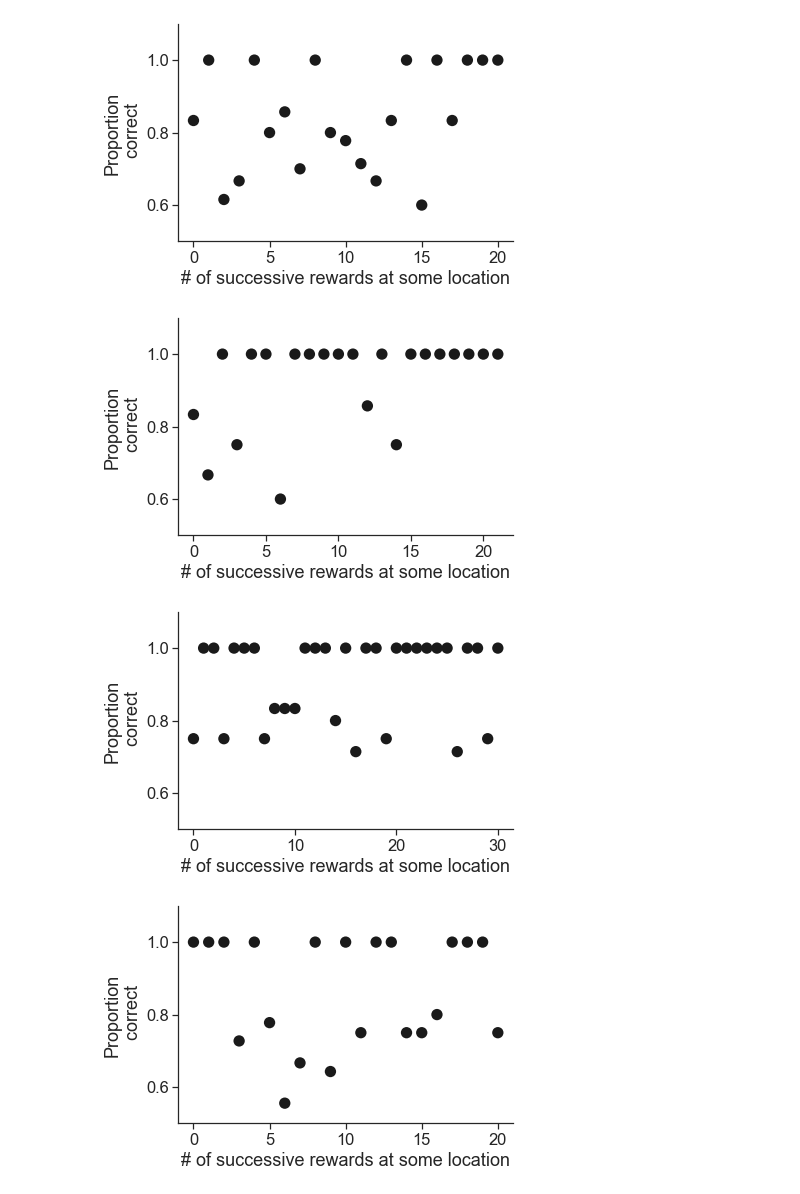
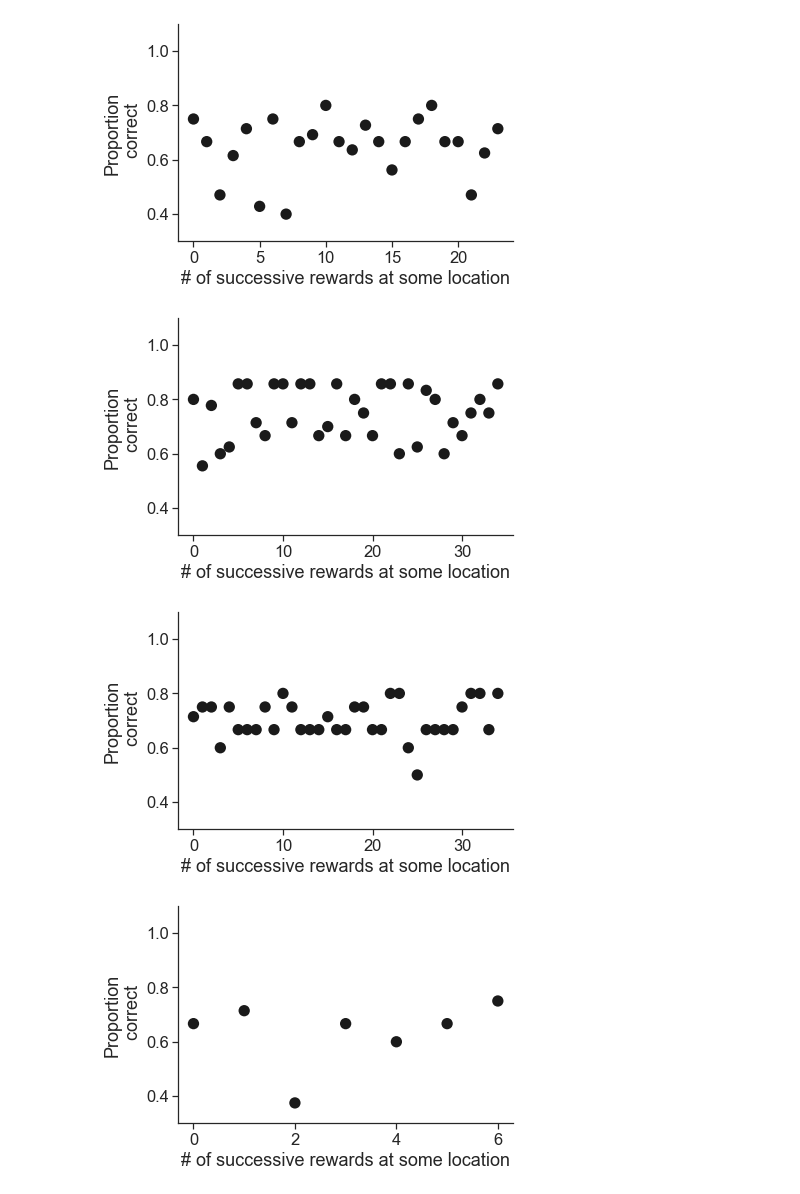
Before and after one commit to yves-weissenberger/line_loop, a Jupyter notebook: project_notebooks/line_loop/navi/analyse_line_loop_NAVI_dev_funcs.ipynb, the cells around one changed output. Drawn from its saved outputs; the diff is of its cells as text; code cells hidden in the pictures.

```diff
--- a/project_notebooks/line_loop/navi/analyse_line_loop_NAVI_dev_funcs.ipynb
+++ b/project_notebooks/line_loop/navi/analyse_line_loop_NAVI_dev_funcs.ipynb
@@ -176,12 +431,12 @@ Mean perf in each rew location
 # %%
 print("Plot perf in first set of rewards")
-x = range(int(trial_rew_change_end[0]-1))
-y = trial_perf[0:int(trial_rew_change_end[0])-1]
+x = range(int(DF.trial_rew_change_end[index][0]-1))
+y = DF.trial_perf[index][0:int(DF.trial_rew_change_end[index][0])-1]
 
 plt.scatter(x, y,color='k',s=128,edgecolors='none')
 plt.xlabel("# of successive rewards at some location")
 plt.ylabel("Proportion\n correct")
-plt.ylim(.5,1.1)
+plt.ylim(.1,1.1)
 seaborn.despine()
 # %% [output]
 Plot perf in first set of rewards
@@ -188,0 +444,21 @@ Plot perf in first set of rewards
+# %%
+from scipy.ndimage import gaussian_filter1d
+print("Plot perf for successive trials at a reward location")
+low = 0
+y_dat = pd.DataFrame()
+
+for index in DF.index:
+    y_DAT = []
+    for i in np.arange(len(DF.trial_rew_change_end[index])):
+        upp = int(DF.trial_rew_change_end[index][i]-1)
+        x = np.arange(upp-low)
+        y = DF.trial_perf[index][low:upp]
+        low = upp
+        y_DAT.append(y)
+        plt.scatter(x, y,color='k',s=10,edgecolors='none')
+        plt.xlabel("# of successive rewards at some location")
+        plt.ylabel("Proportion\n correct")
+        plt.ylim(0.1,1.1)
+        seaborn.despine()
+        plt.plot(gaussian_filter1d(y,2.25,mode='nearest'),linewidth=1)
+    y_dat = y_dat.append(y_DAT)
@@ -188,0 +468,10 @@ Plot perf in first set of rewards
+# %%
+y = np.nanmean(y_dat, 0)
+x = np.arange(len(y))
+plt.scatter(x, y, color='k',s=10,edgecolors='none')
+plt.xlabel("# of successive rewards at some location")
+plt.ylabel("Proportion \n correct")
+plt.ylim(0.6,1.05)
+plt.xlim(-1,23.5)
+seaborn.despine()
+plt.plot(gaussian_filter1d(y,2.25,mode='nearest'),linewidth=1)
@@ -189,16 +481,16 @@ Plot perf in first set of rewards
 # %%
 print("Plot perf for each section of reward location")
 low = 0
-for i in np.arange(len(trial_rew_change_end)):
-    upp = int(trial_rew_change_end[i]-1)
+for i in np.arange(len(DF.trial_rew_change_end[index])):
+    upp = int(DF.trial_rew_change_end[index][i]-1)
     x = np.arange(upp-low)
-    y = trial_perf[low:upp]
+    y = DF.trial_perf[index][low:upp]
     low = upp
 
     plt.scatter(x, y,color='k',s=128,edgecolors='none')
     plt.xlabel("# of successive rewards at some location")
     plt.ylabel("Proportion\n correct")
-    plt.ylim(.5,1.1)
+    plt.ylim(.3,1.1)
     seaborn.despine()
     plt.show()
 # %% [output]
@@ -211,4 +503,4 @@ Plot perf for each section of reward location
-[figure, old version]
+[figure, new version]
-[figure, old version]
+[figure, new version]
-[figure, old version]
+[figure, new version]
-[figure, old version]
+[figure, new version]
```
Also changed, not shown: parts of 26 cells of this notebook.
